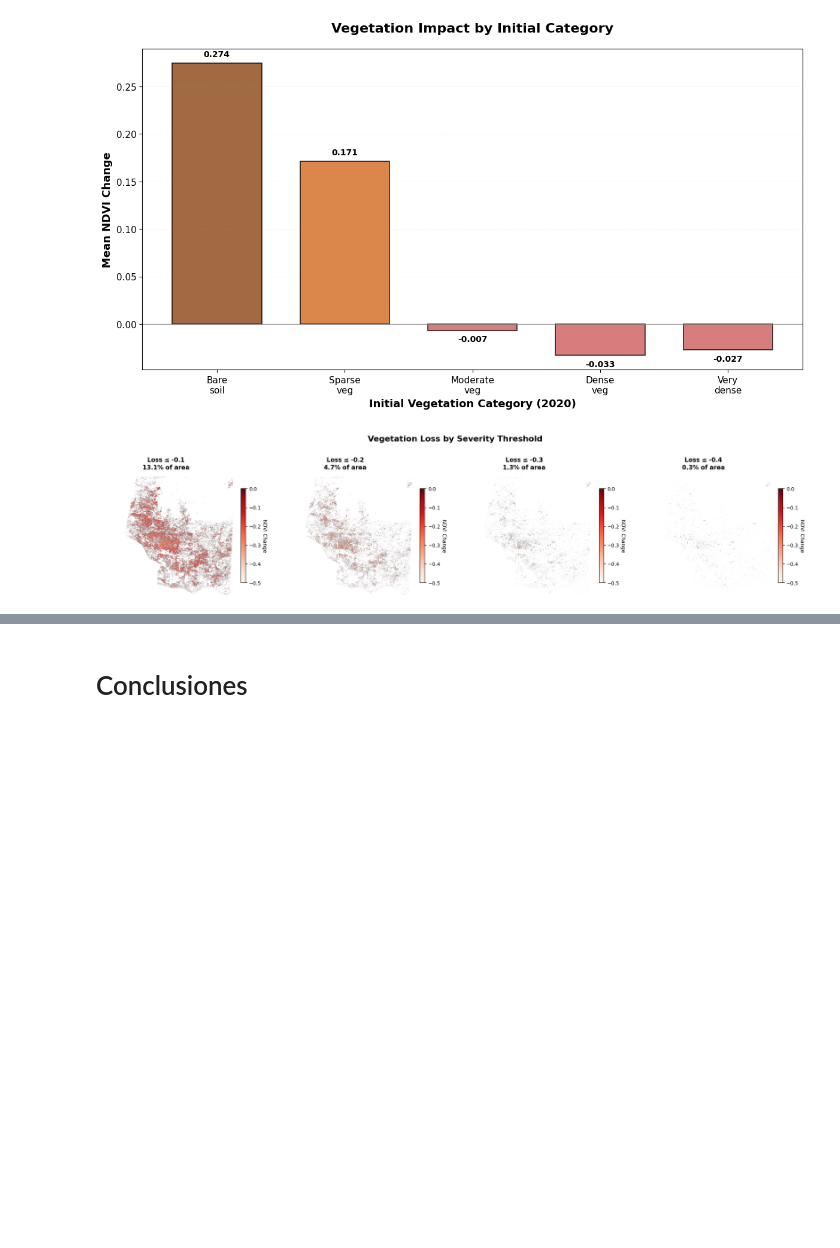
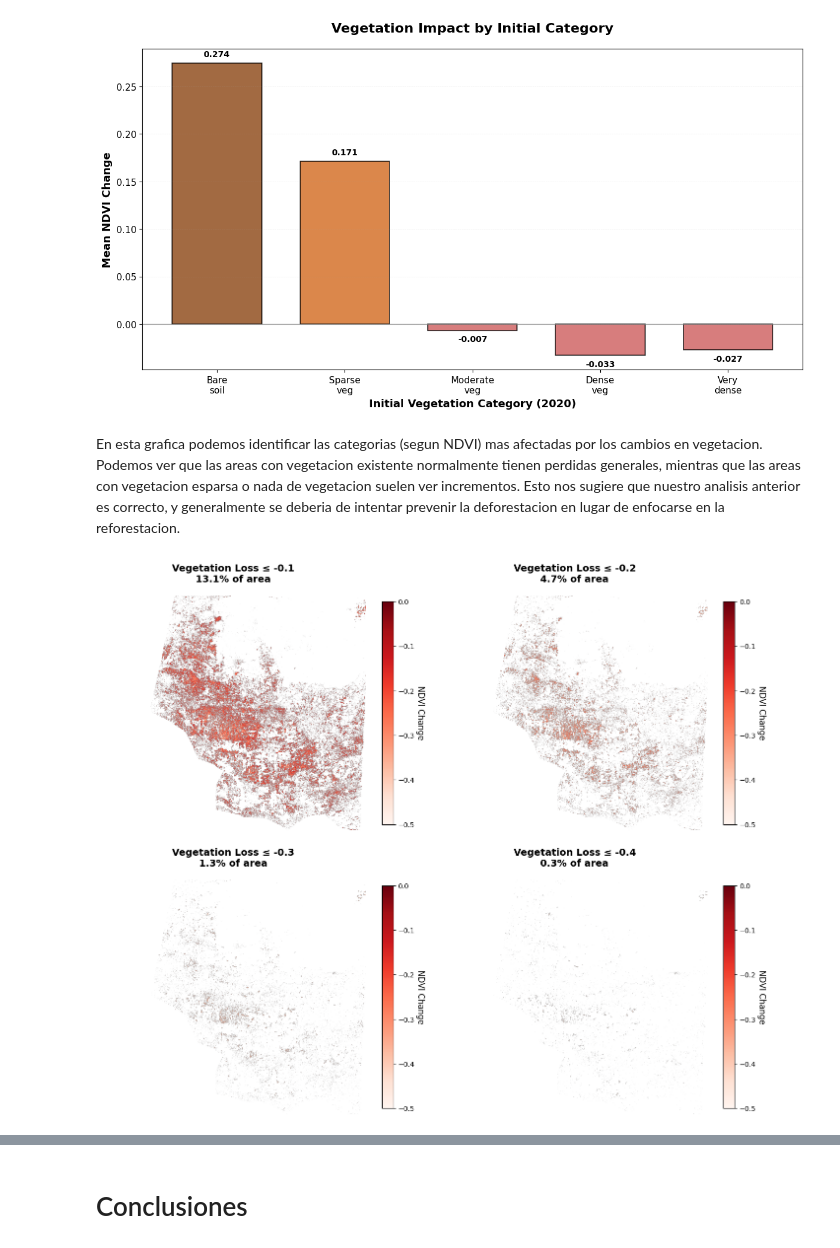
Before and after one commit to TonitoMC/AnalisisGeoespacialPeten, a Jupyter notebook: AnalisisGeoespacial.ipynb, the cells around one changed output, grey strips where cells are left out. Saved outputs shown, nothing was run; the diff lists cells and outputs as text; code cells hidden in the pictures; blank space fills up the shorter version.

```diff
--- a/AnalisisGeoespacial.ipynb
+++ b/AnalisisGeoespacial.ipynb
@@ -316,36 +308,32 @@ plt.subplots_adjust(bottom=0.15)
 plt.show()
 # %% [output]
 [figure]
+# %% [markdown]
+En esta grafica podemos identificar las categorias (segun NDVI) mas afectadas por los cambios en vegetacion. Podemos ver que las areas con vegetacion existente normalmente tienen perdidas generales, mientras que las areas con vegetacion esparsa o nada de vegetacion suelen ver incrementos. Esto nos sugiere que nuestro analisis anterior es correcto, y generalmente se deberia de intentar prevenir la deforestacion en lugar de enfocarse en la reforestacion.
 # %%
 thresholds = [-0.1, -0.2, -0.3, -0.4]
-fig, axes = plt.subplots(1, len(thresholds), figsize=(20, 5))
+fig, axes = plt.subplots(2, 2, figsize=(14, 12))
+axes = axes.ravel()
 
-for ax, t in zip(axes, thresholds):
-    # Create loss mask
+for i, (ax, t) in enumerate(zip(axes, thresholds)):
     loss_mask = ndvi_diff <= t
 
-    # Calculate percentage of pixels with loss
     total_pixels = ndvi_diff.size
     loss_pixels = np.sum(loss_mask)
     loss_percentage = (loss_pixels / total_pixels) * 100
 
-    # Create visualization showing only areas meeting threshold
     display_data = np.where(loss_mask, ndvi_diff, np.nan)
 
-    # Plot
     im = ax.imshow(display_data, cmap='Reds', vmin=-0.5, vmax=0)
 
-    # Styling
-    ax.set_title(f'Loss ≤ {t}\n{loss_percentage:.1f}% of area',
-                fontsize=12, fontweight='bold', pad=15)
+    ax.set_title(f'Vegetation Loss ≤ {t}\n{loss_percentage:.1f}% of area',
+                fontsize=14, fontweight='bold', pad=20)
     ax.axis("off")
 
-    # Add colorbar for each subplot
-    cbar = plt.colorbar(im, ax=ax, shrink=0.6)
-    cbar.set_label('NDVI Change', rotation=270, labelpad=12, fontsize=10)
+    cbar = plt.colorbar(im, ax=ax, shrink=0.8)
+    cbar.set_label('NDVI Change', rotation=270, labelpad=15, fontsize=12)
 
-plt.suptitle('Vegetation Loss by Severity Threshold', fontsize=16, fontweight='bold', y=1.02)
 plt.tight_layout()
 plt.show()
 # %% [output]
-[figure, old version]
+[figure, new version]
```
Also changed, not shown: parts of 13 cells of this notebook.
